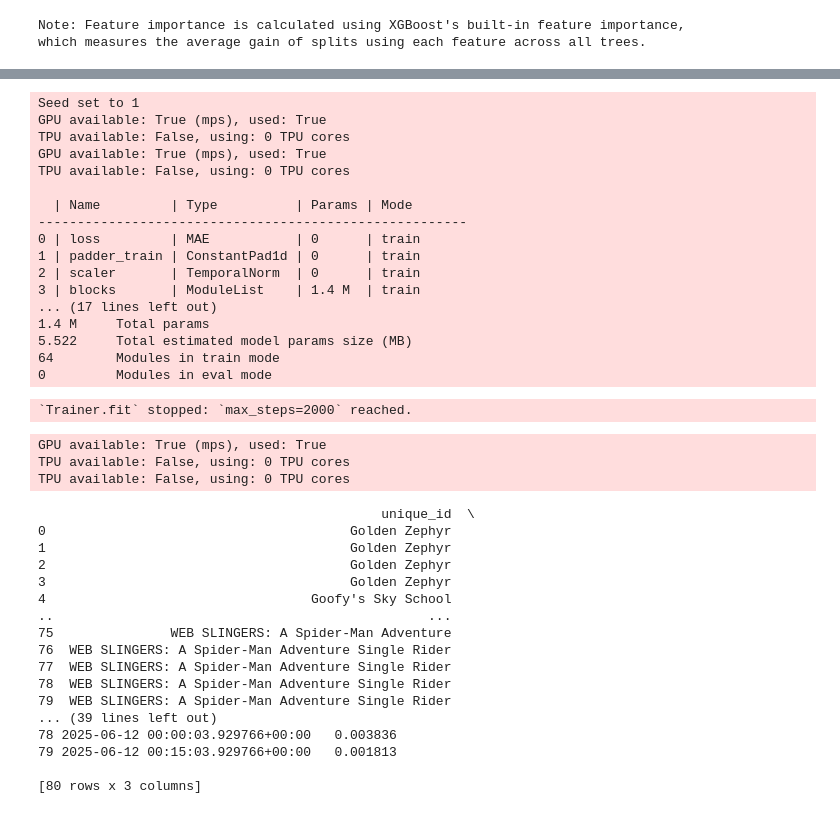
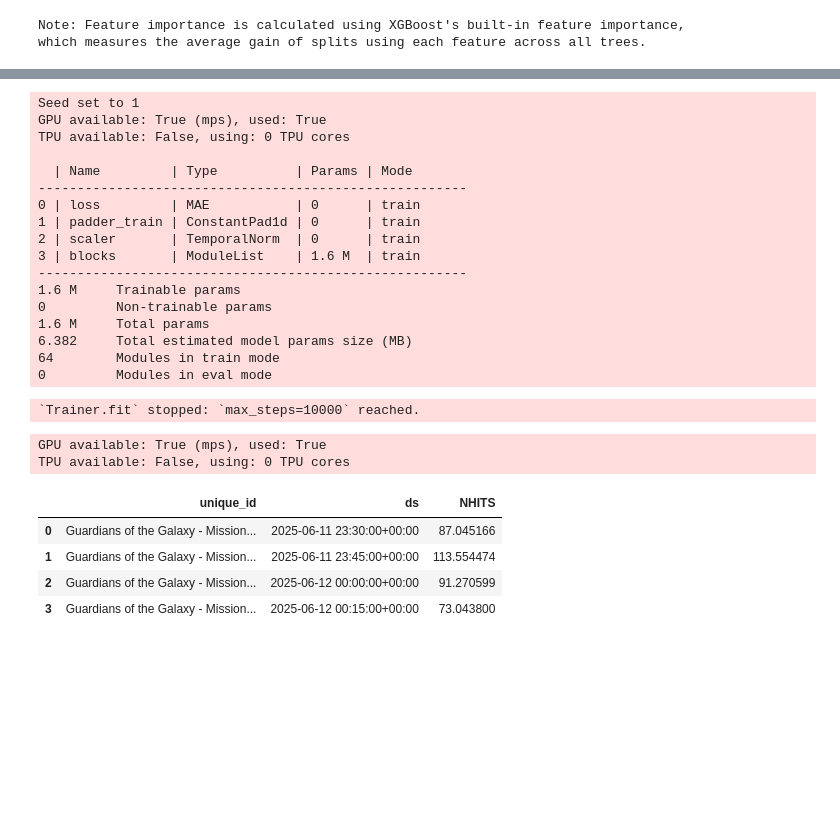
Before and after one commit to MwBm/CSEN140-Final-Project, a Jupyter notebook: model/models.ipynb, the cells around one changed output, grey strips where cells are left out. Saved outputs shown, nothing was run; the diff lists cells and outputs as text; code cells hidden in the pictures; blank space fills up the shorter version.

Commit message:
adding exogenous variables and trying to get it to predict on our data, but no luck yet

```diff
--- a/model/seasonal_xgboost.ipynb
+++ b/model/models.ipynb
@@ -693,31 +571,36 @@ from neuralforecast import NeuralForecast
 from neuralforecast.models import NHITS
 
 # Use the already-loaded DataFrame `final_merged_df`
-df = final_merged_df.copy()
+df = ride_dataframes['Guardians of the Galaxy - Mission: BREAKOUT!'].copy()
+HOLDOUT_FRACTION = 0.3
+val_size = int(len(df) * HOLDOUT_FRACTION)
+
 
 # Rename to expected column names
 df = df.rename(columns={
     'Ride': 'unique_id',
     'Local Time': 'ds',
-    'Wait Time': 'y'
+    'Wait Time': 'y',
+    'Day of Week': 'dow',
+    'holiday_flag': 'holiday',
+    'apparent_temperature (°F)': 'temp',
+    'precipitation (mm)': 'prec'
 })
 
-df = df[['unique_id', 'ds', 'y']].reset_index(drop=True)
+df = df[['unique_id', 'ds', 'y', 'tier', 'dow', 'holiday', 'temp', 'prec']].reset_index(drop=True)
+exog_cols = ['tier', 'dow', 'holiday', 'temp', 'prec']
 
-# Ensure datetime format
 df['ds'] = pd.to_datetime(df['ds'])
+df['ds'] = df['ds'].dt.floor('15min')
+df['dow'] = df['ds'].dt.dayofweek
 
 # Sort by ride and time
 df = df.sort_values(['unique_id', 'ds'])
 
-# Forecast setup
-H = 4            # forecast next 4 steps (1 hour)
-input_size = 96  # 1 day of history (96 * 15min)
-
 # Define NHITS model
 model = NHITS(
-    input_size=input_size,
-    h=H,
+    input_size=96,
+    h=4,
     n_blocks=[2, 2, 2],                 # 3 stacks, each with 2 blocks
     mlp_units=[[256, 256],             # Stack 1 MLP
                [256, 256],             # Stack 2 MLP
@@ -725,18 +608,17 @@ model = NHITS(
     n_pool_kernel_size=[2, 4, 8],       # 3 stacks → 3 pool sizes
     batch_size=32,
     learning_rate=1e-3,
-    max_steps=2000
+    max_steps=10000,
+    hist_exog_list=exog_cols
 )
 
 # Wrap model
 nf = NeuralForecast(models=[model], freq='15min')
 
 # Fit
-nf.fit(df)
+nf.fit(df, val_size=val_size)
 # %% [output]
 Seed set to 1
-GPU available: True (mps), used: True
-TPU available: False, using: 0 TPU cores
 GPU available: True (mps), used: True
 TPU available: False, using: 0 TPU cores
 
@@ -745,35 +627,23 @@ TPU available: False, using: 0 TPU cores
 0 | loss         | MAE           | 0      | train
 1 | padder_train | ConstantPad1d | 0      | train
 2 | scaler       | TemporalNorm  | 0      | train
-3 | blocks       | ModuleList    | 1.4 M  | train
-... (17 lines left out)
-1.4 M     Total params
-5.522     Total estimated model params size (MB)
+3 | blocks       | ModuleList    | 1.6 M  | train
+-------------------------------------------------------
+1.6 M     Trainable params
+0         Non-trainable params
+1.6 M     Total params
+6.382     Total estimated model params size (MB)
 64        Modules in train mode
 0         Modules in eval mode
-`Trainer.fit` stopped: `max_steps=2000` reached.
+`Trainer.fit` stopped: `max_steps=10000` reached.
-# %%
-# Generate Forecasts
-fcst = nf.predict()
-print(fcst.groupby('unique_id').head(5))
-# %% [output]
-GPU available: True (mps), used: True
-TPU available: False, using: 0 TPU cores
-TPU available: False, using: 0 TPU cores
-                                            unique_id  \
-0                                       Golden Zephyr
-1                                       Golden Zephyr
-2                                       Golden Zephyr
-3                                       Golden Zephyr
-4                                  Goofy's Sky School
-..                                                ...
-75               WEB SLINGERS: A Spider-Man Adventure
-76  WEB SLINGERS: A Spider-Man Adventure Single Rider
-77  WEB SLINGERS: A Spider-Man Adventure Single Rider
-78  WEB SLINGERS: A Spider-Man Adventure Single Rider
-79  WEB SLINGERS: A Spider-Man Adventure Single Rider
-... (39 lines left out)
-78 2025-06-12 00:00:03.929766+00:00   0.003836
-79 2025-06-12 00:15:03.929766+00:00   0.001813
-
-[80 rows x 3 columns]
+# %%
+fcst = nf.predict()
+fcst.head()
+# %% [output]
+GPU available: True (mps), used: True
+TPU available: False, using: 0 TPU cores
+|  | unique_id | ds | NHITS |
+| 0 | Guardians of the Galaxy - Mission... | 2025-06-11 23:30:00+00:00 | 87.045166 |
+| 1 | Guardians of the Galaxy - Mission... | 2025-06-11 23:45:00+00:00 | 113.554474 |
+| 2 | Guardians of the Galaxy - Mission... | 2025-06-12 00:00:00+00:00 | 91.270599 |
+| 3 | Guardians of the Galaxy - Mission... | 2025-06-12 00:15:00+00:00 | 73.043800 |
```
Also changed, not shown: parts of 6 cells of this notebook.
